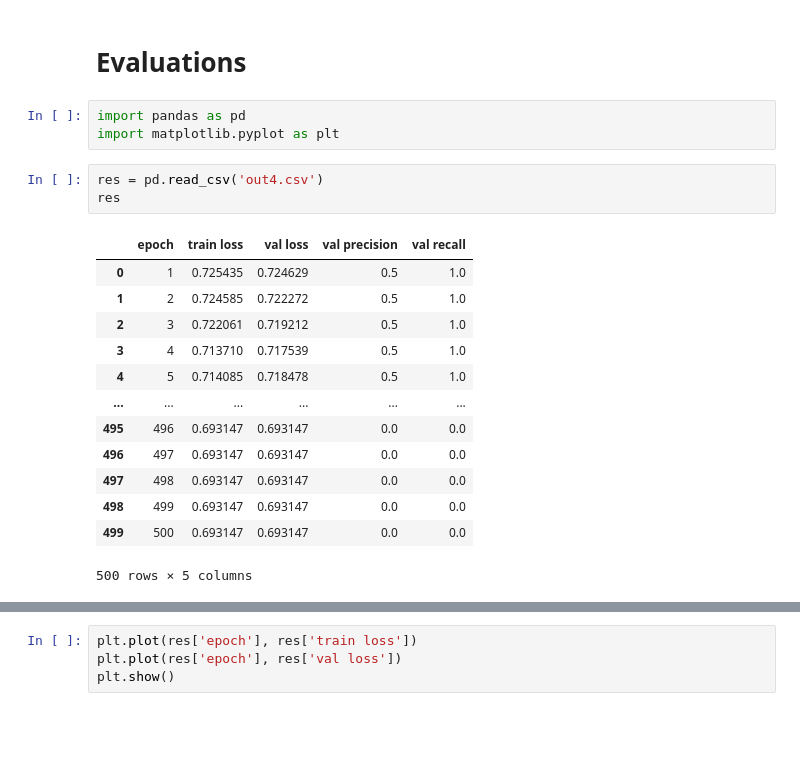
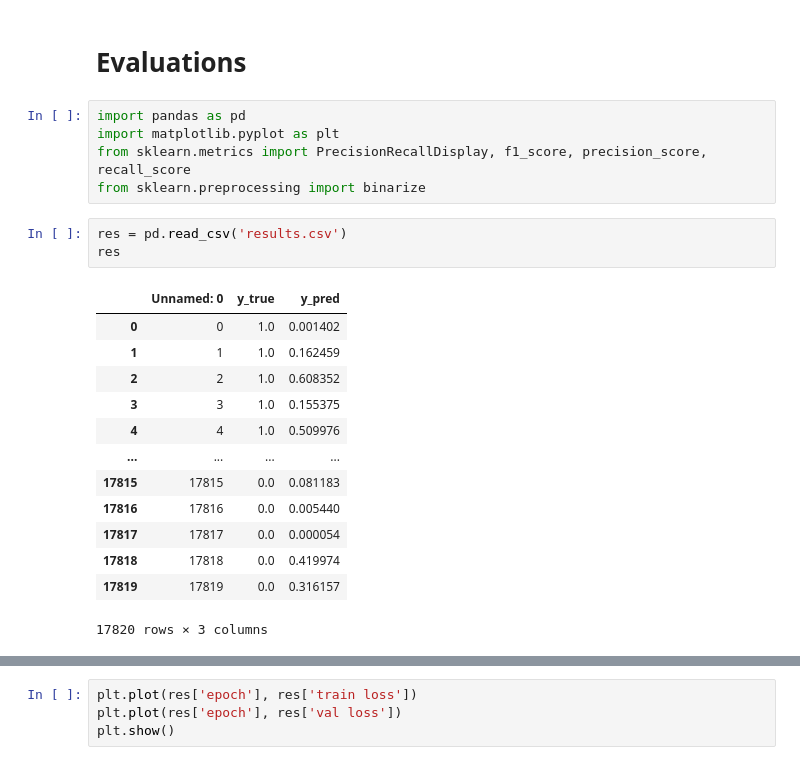
Before and after one commit to jpelayx/nlp, a Jupyter notebook: model.ipynb, the cells around one changed output, grey strips where cells are left out. Drawn from its saved outputs; the diff is of its cells as text; blank space fills up the shorter version.

```diff
--- a/model.ipynb
+++ b/model.ipynb
@@ -173,20 +173,22 @@ tensor([0.5217], device='cuda:0', grad_fn=<SigmoidBackward0>)
 # %%
 import pandas as pd
 import matplotlib.pyplot as plt
+from sklearn.metrics import PrecisionRecallDisplay, f1_score, precision_score, recall_score
+from sklearn.preprocessing import binarize
 # %%
-res = pd.read_csv('out4.csv')
+res = pd.read_csv('results.csv')
 res
 # %% [output]
-|  | epoch | train loss | val loss | val precision | val recall |
-| 0 | 1 | 0.725435 | 0.724629 | 0.5 | 1.0 |
-| 1 | 2 | 0.724585 | 0.722272 | 0.5 | 1.0 |
-| 2 | 3 | 0.722061 | 0.719212 | 0.5 | 1.0 |
-| 3 | 4 | 0.713710 | 0.717539 | 0.5 | 1.0 |
-| 4 | 5 | 0.714085 | 0.718478 | 0.5 | 1.0 |
-| ... | ... | ... | ... | ... | ... |
-| 495 | 496 | 0.693147 | 0.693147 | 0.0 | 0.0 |
-| 496 | 497 | 0.693147 | 0.693147 | 0.0 | 0.0 |
-| 497 | 498 | 0.693147 | 0.693147 | 0.0 | 0.0 |
-| 498 | 499 | 0.693147 | 0.693147 | 0.0 | 0.0 |
-| 499 | 500 | 0.693147 | 0.693147 | 0.0 | 0.0 |
+|  | Unnamed: 0 | y_true | y_pred |
+| 0 | 0 | 1.0 | 0.001402 |
+| 1 | 1 | 1.0 | 0.162459 |
+| 2 | 2 | 1.0 | 0.608352 |
+| 3 | 3 | 1.0 | 0.155375 |
+| 4 | 4 | 1.0 | 0.509976 |
+| ... | ... | ... | ... |
+| 17815 | 17815 | 0.0 | 0.081183 |
+| 17816 | 17816 | 0.0 | 0.005440 |
+| 17817 | 17817 | 0.0 | 0.000054 |
+| 17818 | 17818 | 0.0 | 0.419974 |
+| 17819 | 17819 | 0.0 | 0.316157 |
-500 rows × 5 columns
+17820 rows × 3 columns
```
Also changed, not shown: parts of 2 cells of this notebook, 1 other file.
